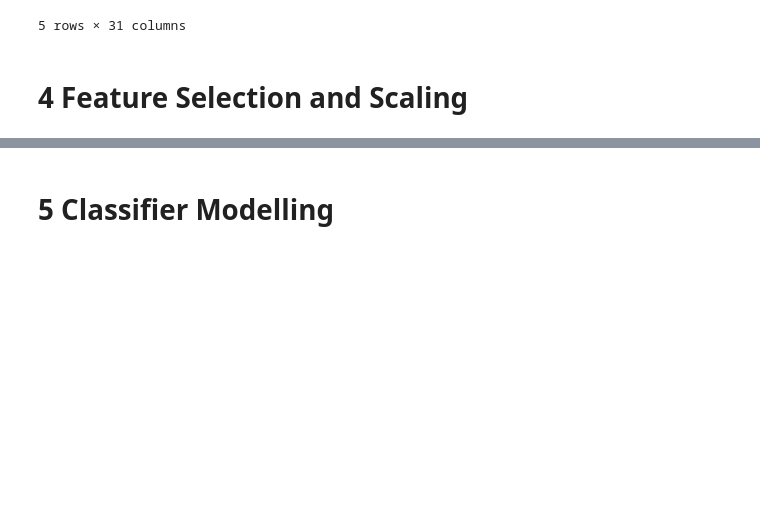
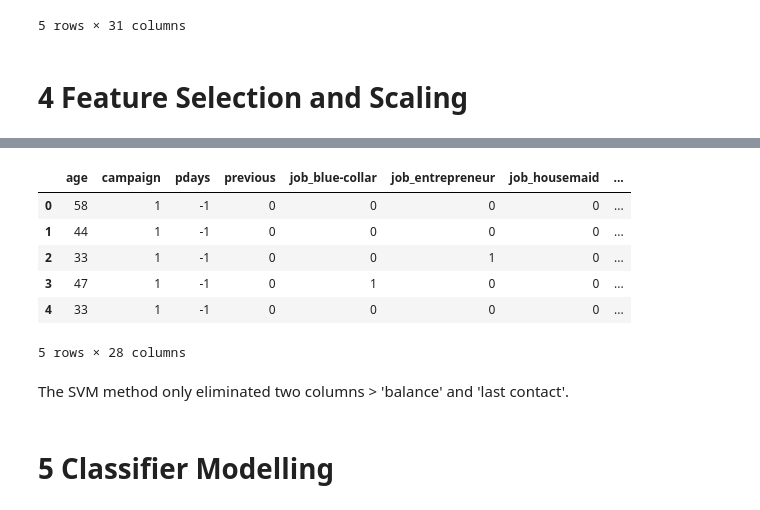
Before and after one commit to EmaTran/CSIS3290_GroupProject, a Jupyter notebook: MiniProject2/CSIS3290_MiniProject2.ipynb, the cells around one changed output, grey strips where cells are left out. Drawn from its saved outputs; the diff is of its cells as text; code cells hidden in the pictures; blank space fills up the shorter version.

```diff
--- a/MiniProject2/CSIS3290_MiniProject2.ipynb
+++ b/MiniProject2/CSIS3290_MiniProject2.ipynb
@@ -316,0 +325,5 @@ df2.head()
+# %%
+#Define the X (features) and Y (outcome variable)
+X = df2.drop(['y_yes'], axis=1)
+y = df2['y_yes']
+X.shape
@@ -316,0 +392,5 @@ df2.head()
+# %%
+#The generalized  linear model is usually used dor feature explanation and observation
+svm_method = sm.GLM(y, X, family=sm.families.Binomial())
+report=svm_method.fit(fit_intercept=True)
+print(report.summary2())
@@ -317,3 +415,18 @@ df2.head()
+# %%
+#use regularization hyperparameter value 0.001
+report.params >= 0.001
+X_svm = X.loc[:,abs(report.params) >= 0.001]
+X_svm.head()
+# %% [output]
+|  | age | campaign | pdays | previous | job_blue-collar | job_entrepreneur | job_housemaid | ... |
+| 0 | 58 | 1 | -1 | 0 | 0 | 0 | 0 | ... |
+| 1 | 44 | 1 | -1 | 0 | 0 | 0 | 0 | ... |
+| 2 | 33 | 1 | -1 | 0 | 0 | 1 | 0 | ... |
+| 3 | 47 | 1 | -1 | 0 | 1 | 0 | 0 | ... |
+| 4 | 33 | 1 | -1 | 0 | 0 | 0 | 0 | ... |
+5 rows × 28 columns
+# %% [markdown]
+The SVM method only eliminated two columns > 'balance' and 'last contact'.
 # %% [markdown]
 # 5 Classifier Modelling
 # %% [markdown]
```
Also changed, not shown: parts of 13 cells of this notebook.
